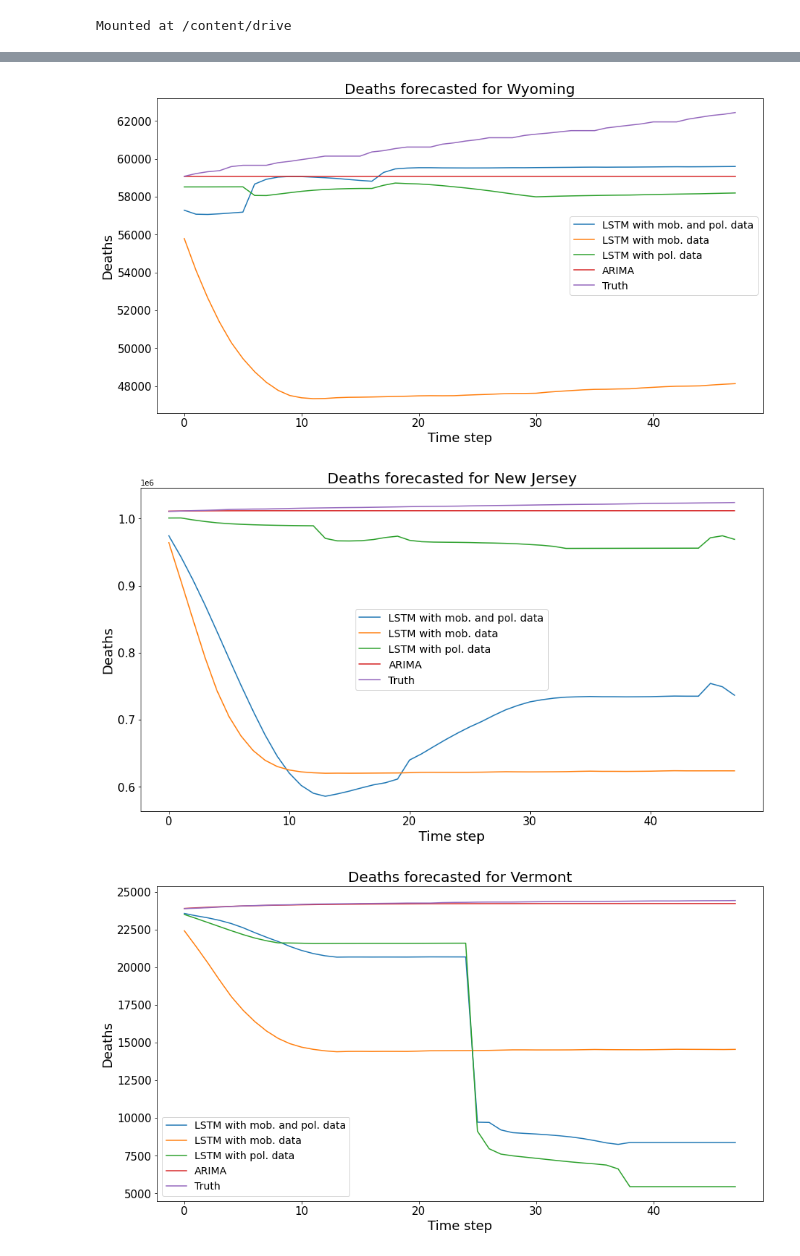
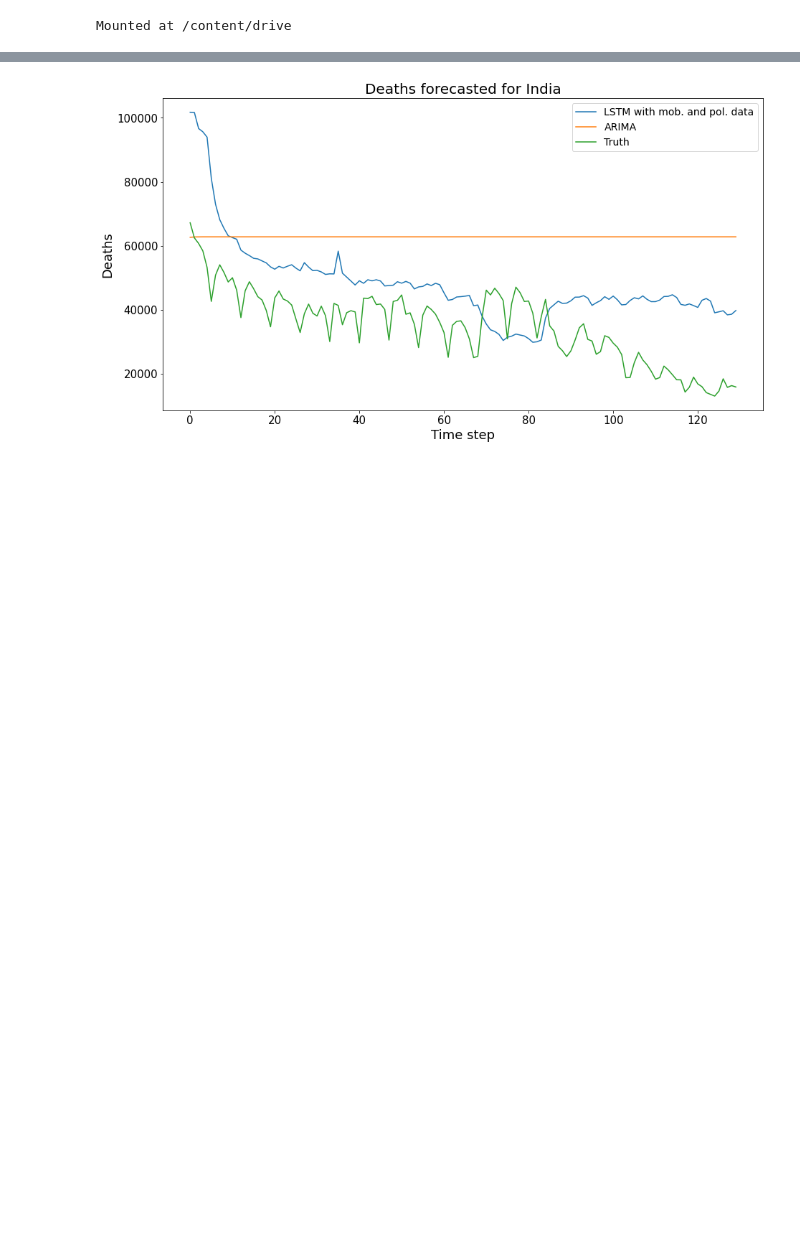
Before and after one commit to Pro-Machina/LSTM-Covid-Predictions, a Jupyter notebook: Kshitij_EPI_LSTM_Final_Code_14_Day_Lead.ipynb, the cells around one changed output, grey strips where cells are left out. Drawn from its saved outputs; the diff is of its cells as text; code cells hidden in the pictures; blank space fills up the shorter version.

```diff
--- a/Kshitij_EPI_LSTM_Final_Code_14_Day_Lead.ipynb
+++ b/Kshitij_EPI_LSTM_Final_Code_14_Day_Lead.ipynb
@@ -450,18 +430,14 @@ def mainProgram (covid_df, mobility_df, policy_df, region_list = ['Wyoming'], ta
 # %%
 # Covid Cases and Deaths data
-covid_df = pd.read_csv("/content/drive/MyDrive/CSE 8803 EPI/US States COVID NYT.csv")
+covid_df = pd.read_csv("/content/drive/MyDrive/CSE 8803 EPI/WHO-COVID-19-global-data.csv")
 
 # Mobility Data
-mobility_df = pd.read_csv("/content/drive/MyDrive/CSE 8803 EPI/applemobilitytrends-2021-10-02.csv")
+mobility_df = pd.read_csv("/content/drive/MyDrive/CSE 8803 EPI/Global_Mobility_Report.csv")
 
 # Policy data
 policy_df = pd.read_csv("/content/drive/MyDrive/CSE 8803 EPI/OxCGRT_latest.csv")
 # %%
-#region_list = ['Wyoming', 'New Jersey', 'Montana', 'Vermont', 'Rhode Island']
-# Run for lead = 7 and lead 14 and also for 'deaths' and 'cases'
-
-region_list = ['Wyoming', 'New Jersey', 'Vermont']
-output_LSTM_w_all, output_LSTM_w_mob, output_LSTM_w_pol, output_ARIMA, true_target = mainProgram (covid_df, mobility_df, policy_df, region_list, 'cases', batch_size = 4, sequence_length = 14, learning_rate = 5e-5, lead = 1, num_hidden_units = 40, epochs = 100)
+output_LSTM_w_all, output_LSTM_w_mob, output_LSTM_w_pol, output_ARIMA, true_target = mainProgram (covid_df, mobility_df, policy_df, 'New_cases', batch_size = 50, sequence_length = 500, learning_rate = 5e-5, lead = 1, num_hidden_units = 10, epochs = 300)
 # %% [output]
 Untrained test
 --------
@@ -483,30 +459,25 @@ Test RMSE for ARIMA for  Vermont  =  111.003
 # %%
 # Plotting for all cities
+region_list = ['India']
 for city in region_list:
 
   y_pred_LSTM_w_all = output_LSTM_w_all[city]
-  y_pred_LSTM_w_mob = output_LSTM_w_mob[city]
-  y_pred_LSTM_w_pol = output_LSTM_w_pol[city]
   y_pred_arima = output_ARIMA[city]
   test = true_target[city]
 
   plt.figure(figsize=(15,8))
   plt.title("Deaths forecasted for " + str(city), fontsize = 20)
   plt.xticks(fontsize=15)
   plt.yticks(fontsize=15)
   plt.xlabel("Time step", fontsize=18)
   plt.ylabel("Deaths", fontsize=18)
 
   plt.plot(range(len(y_pred_LSTM_w_all)), y_pred_LSTM_w_all)
-  plt.plot(range(len(y_pred_LSTM_w_mob)), y_pred_LSTM_w_mob)
-  plt.plot(range(len(y_pred_LSTM_w_pol)), y_pred_LSTM_w_pol)
   plt.plot(range(len(y_pred_arima)), y_pred_arima)
   plt.plot(range(len(test)), test)
 
-  legend = ['LSTM with mob. and pol. data', 'LSTM with mob. data', 'LSTM with pol. data', 'ARIMA', 'Truth']
+  legend = ['LSTM with mob. and pol. data', 'ARIMA', 'Truth']
   plt.legend(legend, fontsize=14)
   plt.show()
 # %% [output]
-[figure, old version]
+[figure, new version]
-[figure, removed]
-[figure, removed]
```
Also changed, not shown: parts of 9 cells of this notebook.
